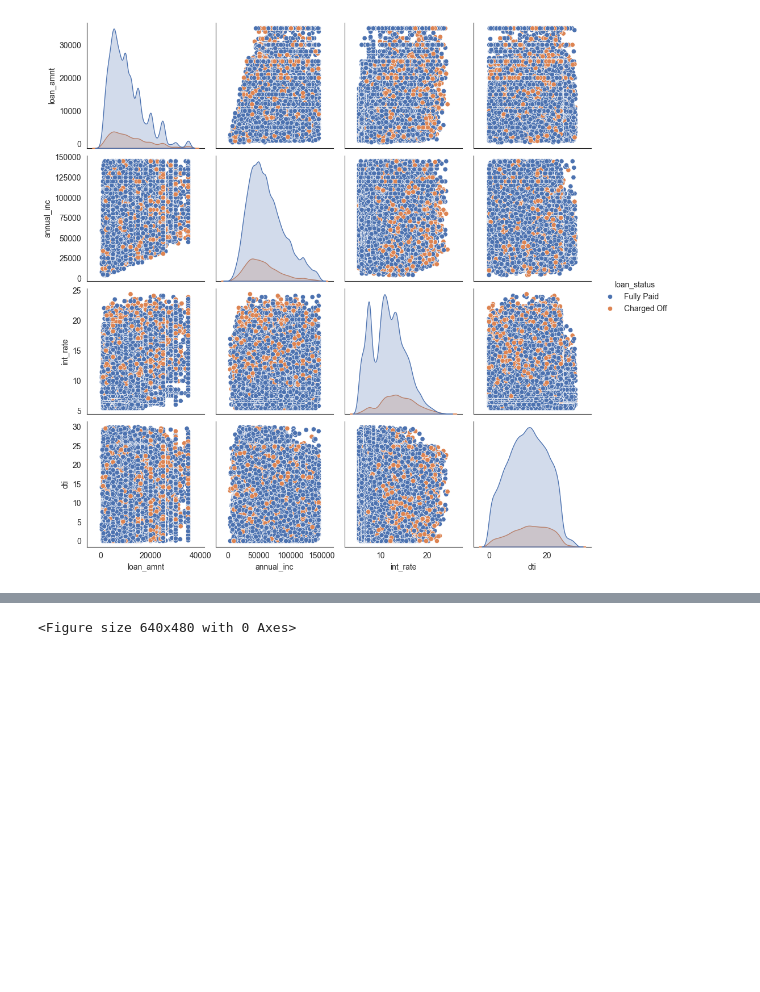
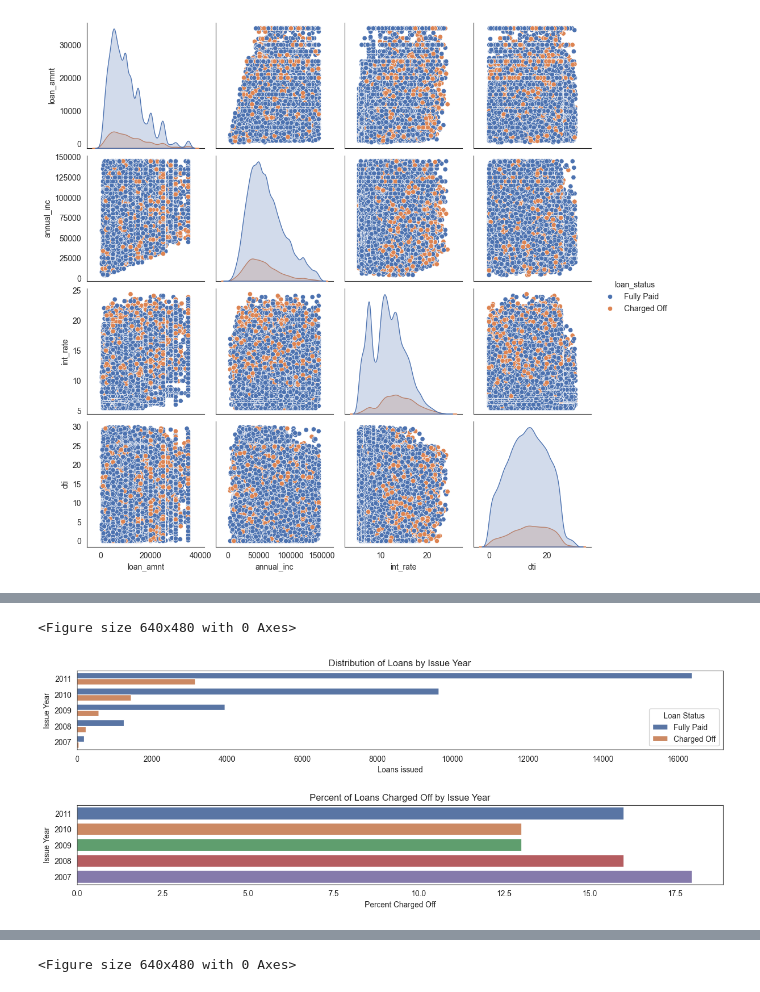
Before and after one commit to ritwikdesai/lending-club-case-study, a Jupyter notebook: lending_club.ipynb, the cells around one changed output, grey strips where cells are left out. Drawn from its saved outputs; the diff is of its cells as text; code cells hidden in the pictures; blank space fills up the shorter version.

```diff
--- a/lending_club.ipynb
+++ b/lending_club.ipynb
@@ -667,0 +678,6 @@ analysis_by_loan_status(df, "int_rate_range", display_name="Interest Rate Range"
+# %%
+df['issue_year'] = df['issue_year'].astype("str")
+analysis_by_loan_status(df, "issue_year", display_name="Issue Year")
+# %% [output]
+<Figure size 640x480 with 0 Axes>
+[figure, added]
```
Also changed, not shown: parts of 9 cells of this notebook.
